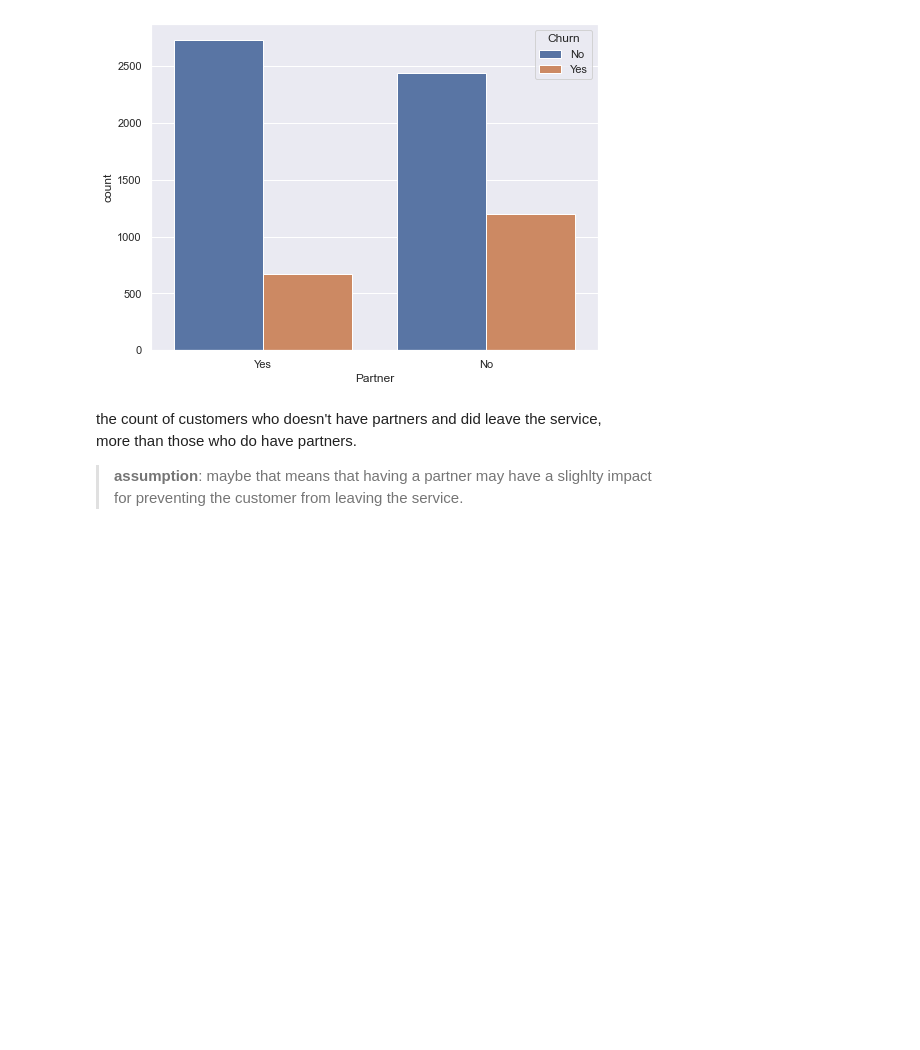
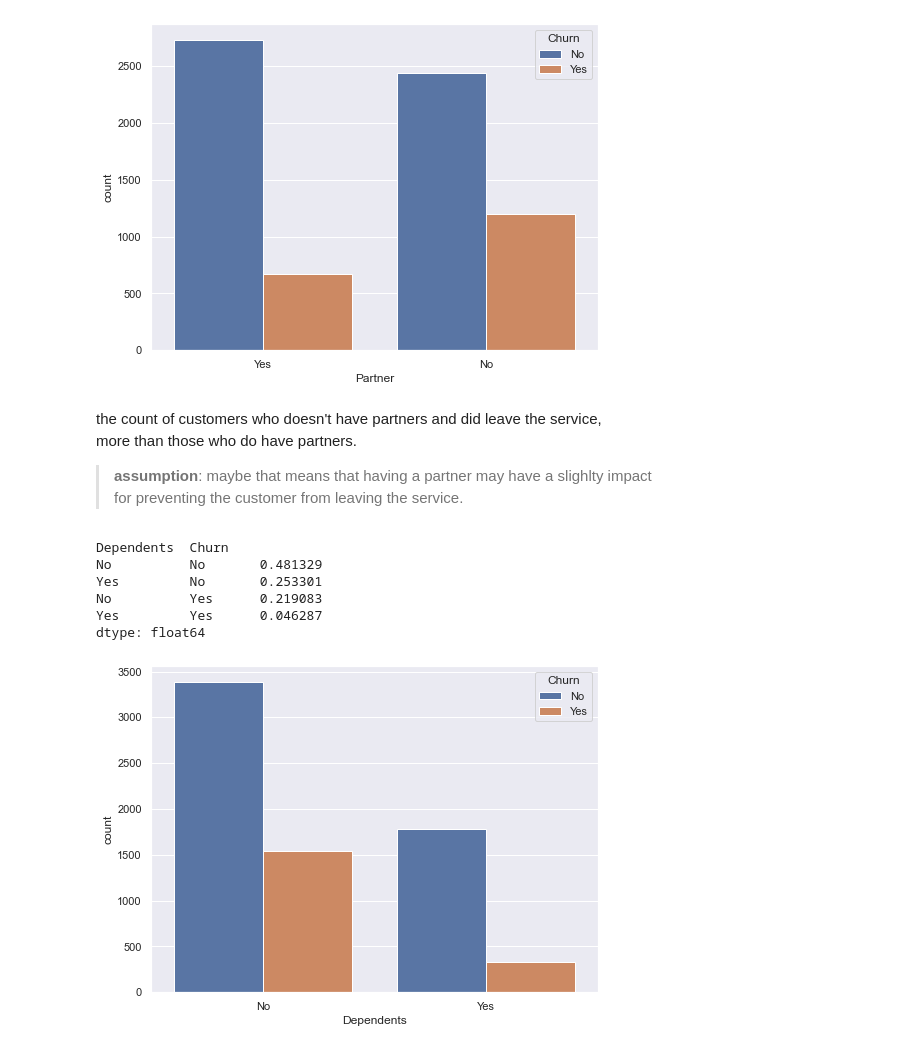
Before and after one commit to ezzaldeeen/telco-customer-churn-prediction, a Jupyter notebook: notebooks/customer-churn-modeling.ipynb, the cells around one changed output. Cells and saved outputs as stored; diff of their text form; code cells hidden in the pictures; blank space fills up the shorter version.

```diff
--- a/notebooks/customer-churn-modeling.ipynb
+++ b/notebooks/customer-churn-modeling.ipynb
@@ -142,3 +156,18 @@ the count of customers who doesn't have partners and did leave the service, \
     more than those who do have partners.
 > **assumption**: maybe that means that having a partner may have a slighlty impact \
     for preventing the customer from leaving the service.
+# %%
+data[['Dependents', 'Churn']].value_counts(normalize=True)
+# %% [output]
+Dependents  Churn
+No          No       0.481329
+Yes         No       0.253301
+No          Yes      0.219083
+Yes         Yes      0.046287
+dtype: float64
+# %%
+plt.figure(figsize=(8,6))
+sns.countplot(x='Dependents', hue='Churn', data=data)
+plt.show()
+# %% [output]
+[figure, added]
```
Also changed, not shown: parts of 7 cells of this notebook.
